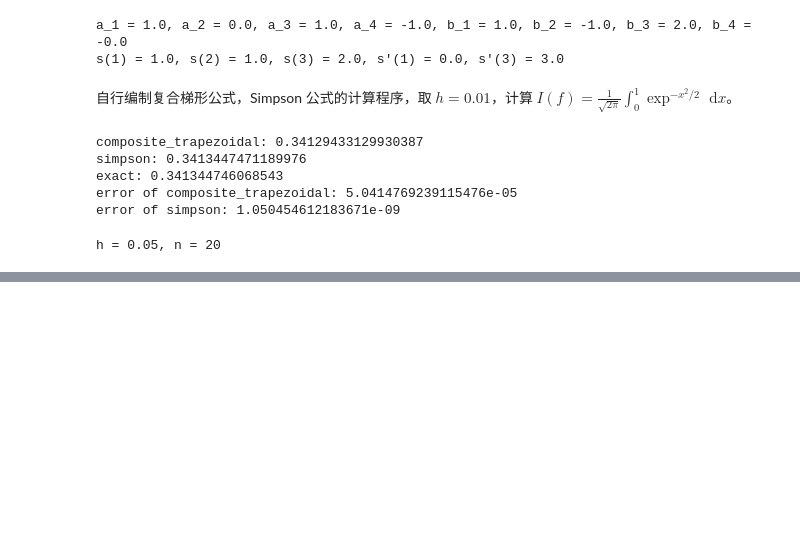
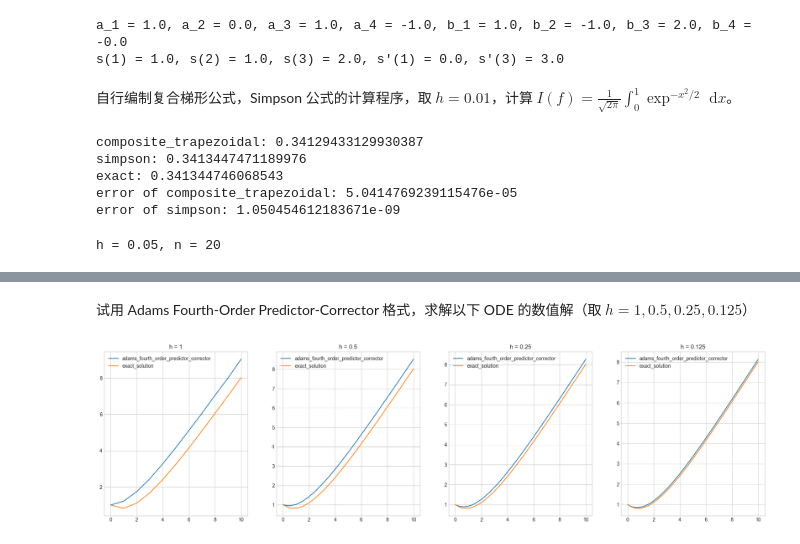
Before and after one commit to Maxmilite/numerical-analysis-code, a Jupyter notebook: experiment/code/ex.ipynb, the cells around one changed output, grey strips where cells are left out. Saved outputs shown, nothing was run; the diff lists cells and outputs as text; code cells hidden in the pictures; blank space fills up the shorter version.

```diff
--- a/experiment/code/ex.ipynb
+++ b/experiment/code/ex.ipynb
@@ -670,0 +775,41 @@ simpson at h = 0.125: 8.183479079161389
+# %% [markdown]
+试用 Adams Fourth-Order Predictor-Corrector 格式，求解以下 ODE 的数值解（取 $h = 1, 0.5, 0.25, 0.125$）
+# %%
+def f(t: float, y: float) -> float:
+    return (t - y) / 2
+
+def exact_solution(t: float) -> float:
+    return t - 2 + 3 * math.exp(-t / 2)
+
+def adams_fourth_order_predictor_corrector(a: float, b: float, y0: float, h: float) -> list:
+    n = int(math.ceil((b - a) / h))
+    t, y = [a], [y0]
+    for i in range(1, 4):
+        t.append(a + i * h)
+        k1 = h * f(t[-1], y[-1])
+        k2 = h * f(t[-1] + h / 2, y[-1] + k1 / 2)
+        k3 = h * f(t[-1] + h / 2, y[-1] + k2 / 2)
+        k4 = h * f(t[-1] + h, y[-1] + k3)
+        y.append(y[-1] + (k1 + 2 * k2 + 2 * k3 + k4) / 6)
+    for i in range(4, n + 1):
+        t.append(a + i * h)
+        y.append(y[-1] + h / 24 * (55 * f(t[-1], y[-1]) - 59 * f(t[-2], y[-2]) + 37 * f(t[-3], y[-3]) - 9 * f(t[-4], y[-4])))
+    return t, y
+
+a, b, y0 = 0, 10, 1
+hs = [1, 0.5, 0.25, 0.125]
+
+fig, ax = plt.subplots(1, 4, figsize=(24, 6))
+
+for i, h in enumerate(hs):
+    t, y = adams_fourth_order_predictor_corrector(a, b, y0, h)
+    ax[i].plot(t, y, label='adams_fourth_order_predictor_corrector')
+    t = [a + i * h for i in range(int(math.ceil((b - a) / h)) + 1)]
+    y = [exact_solution(t_) for t_ in t]
+    ax[i].plot(t, y, label='exact_solution')
+    ax[i].title.set_text(f'h = {h}')
+    ax[i].legend()
+
+plt.show()
+# %% [output]
+[figure, added]
```
Also changed, not shown: parts of 15 cells of this notebook, 6 other files.
